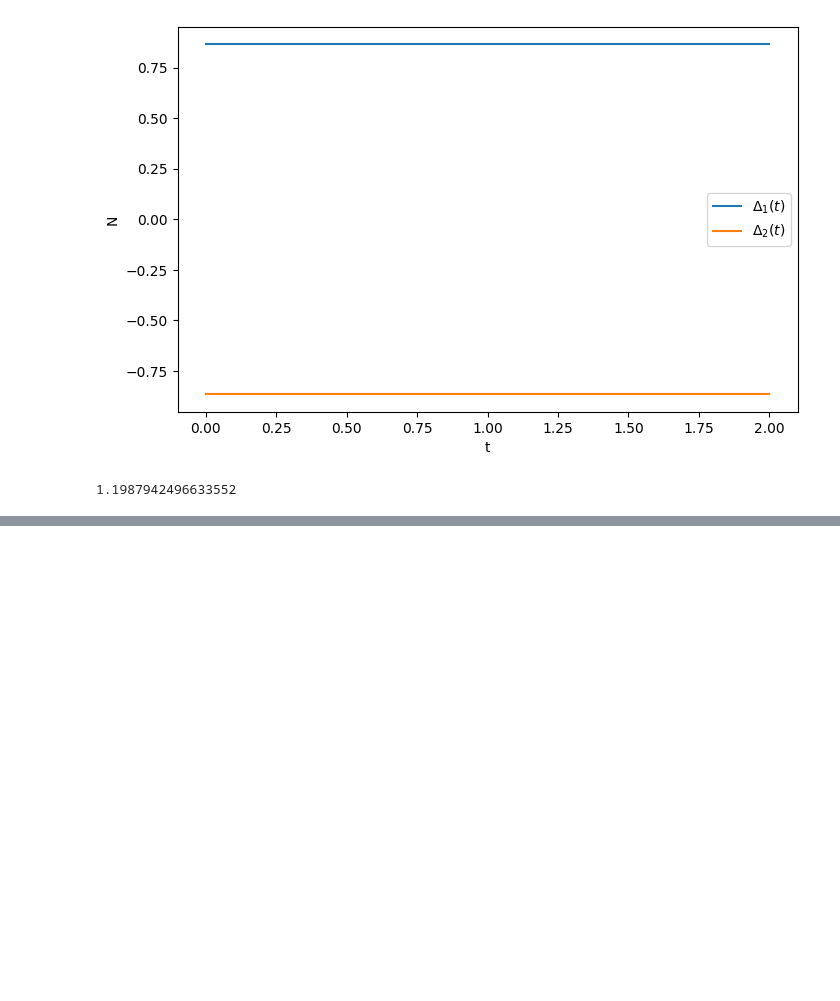
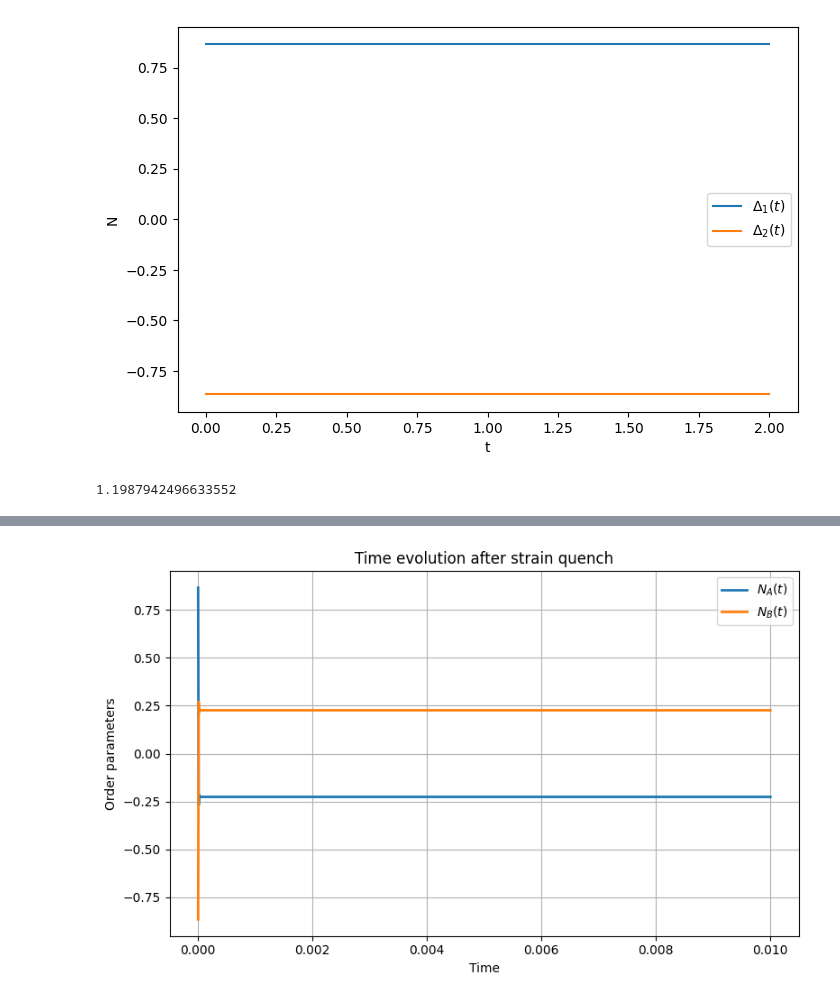
Before and after one commit to MaJaDiNu/strain-in-altermagnets, a Jupyter notebook: time dependent strain.ipynb, the cells around one changed output, grey strips where cells are left out. Drawn from its saved outputs; the diff is of its cells as text; code cells hidden in the pictures; blank space fills up the shorter version.

```diff
--- a/time dependent strain.ipynb
+++ b/time dependent strain.ipynb
@@ -321,0 +410,47 @@ find_mu(N_A0,N_B0,U,1,T,0.05)
+# %%
+#initial S
+S_up_cur=S_0_vec(t_1,t_4,1,U,epsi,1,1,N_A0,N_B0)
+S_down_cur=S_0_vec(t_1,t_4,-1,U,epsi,1,1,N_A0,N_B0)
+
+dt = 0.00001
+t_max = 0.01
+n_steps = int(t_max/dt)
+
+nA_t = np.zeros(n_steps+1)
+nB_t = np.zeros(n_steps+1)
+
+nA_t[0] = n_0
+nB_t[0] = n_0
+
+NA_t = np.zeros(n_steps+1)
+NB_t = np.zeros(n_steps+1)
+
+NA_t[0] = N_A0
+NB_t[0] = N_B0
+
+for n in range(n_steps):
+    S_up_cur,S_down_cur=rk4_step(S_up_cur,S_down_cur,nA_t[n],nB_t[n],NA_t[n],NB_t[n],dt)
+    S_up_cur,S_down_cur=normalize_S(S_up_cur),normalize_S(S_down_cur)
+    S_up_cur,S_down_cur=enforce_spin_length(S_up_cur),enforce_spin_length(S_down_cur)
+    nA_t[n+1]=nA_rho(S_up_cur,S_down_cur)
+    nB_t[n+1]=nB_rho(S_up_cur,S_down_cur)
+    NA_t[n+1]=NA_rho(S_up_cur,S_down_cur)
+    NB_t[n+1]=NB_rho(S_up_cur,S_down_cur)
+# %%
+time = np.linspace(0, t_max, n_steps + 1)
+
+plt.figure(figsize=(8, 5))
+
+plt.plot(time, NA_t, label=r"$N_A(t)$", linewidth=2)
+plt.plot(time, NB_t, label=r"$N_B(t)$", linewidth=2)
+
+plt.xlabel("Time")
+plt.ylabel("Order parameters")
+plt.title("Time evolution after strain quench")
+
+plt.legend()
+plt.grid(True)
+plt.tight_layout()
+plt.show()
+# %% [output]
+[figure, added]
```
Also changed, not shown: parts of 9 cells of this notebook.
